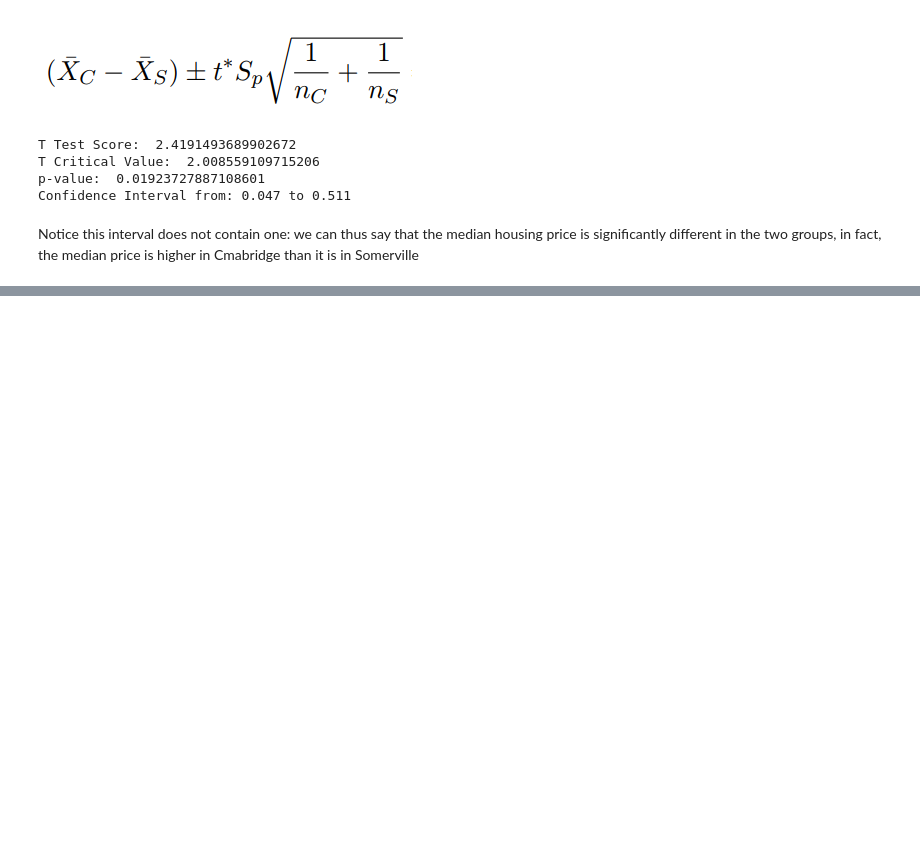
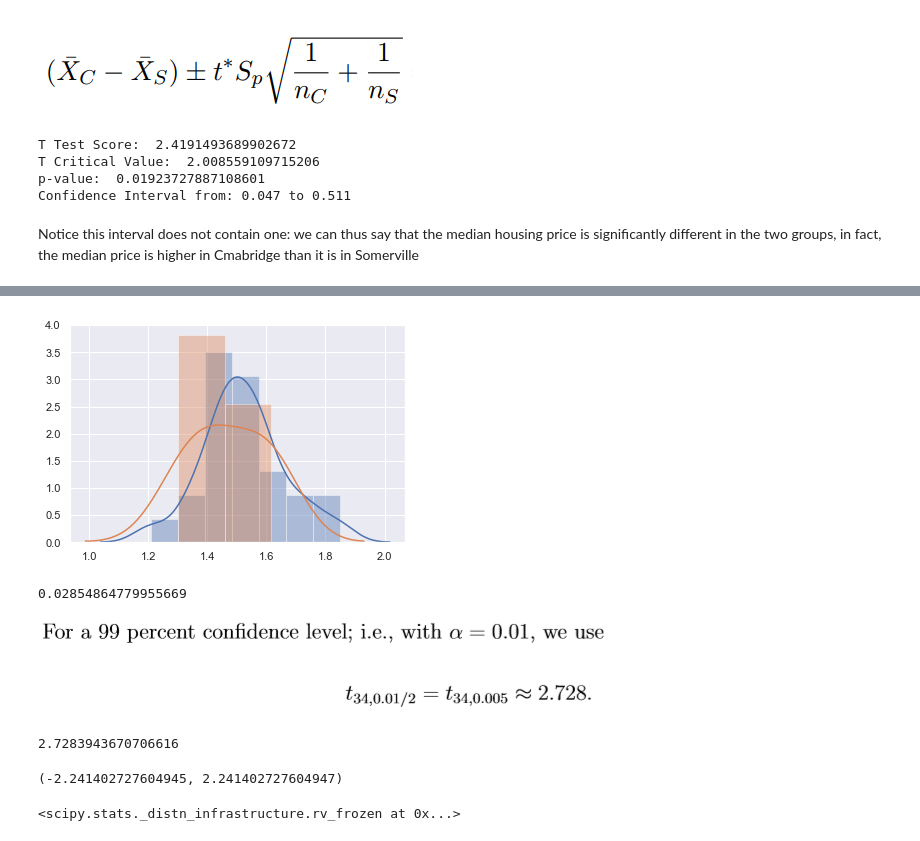
Before and after one commit to naivelogic/Machine_Learning_Notebooks, a Jupyter notebook: Data_Science/Stats Foundation/Various Stats 1 Midterm Practice.ipynb, the cells around one changed output, grey strips where cells are left out. Drawn from its saved outputs; the diff is of its cells as text; code cells hidden in the pictures; blank space fills up the shorter version.

```diff
--- a/Data_Science/Stats Foundation/Various Stats 1 Midterm Practice.ipynb
+++ b/Data_Science/Stats Foundation/Various Stats 1 Midterm Practice.ipynb
@@ -142,0 +144,48 @@ Notice this interval does not contain one: we can thus say that the median housi
+# %%
+data1= stats.norm.rvs(loc=1.5, scale=0.16, size = 25)
+data2= stats.norm.rvs(loc=1.5, scale=0.16, size = 5)
+
+sns.distplot(data1, kde=True);
+sns.distplot(data2, kde=True);
+# %% [output]
+[figure, added]
+# %%
+stats.norm.rvs(1/5, scale = (1.5**2) ,size = 50).mean()
+# %% [output]
+0.02854864779955669
+# %% [markdown]
+![image.png](attachment:image.png)
+# %%
+stats.t.ppf(0.995, 34)
+# %% [output]
+2.7283943670706616
+# %%
+#stats.norm.interval(0.68, loc=mu, scale=sigma)
+stats.norm.interval(alpha=0.975,loc=0, scale = 1)
+# %% [output]
+(-2.241402727604945, 2.241402727604947)
+# %%
+import scipy.stats
+scipy.stats.norm(loc=100, scale=12)
+#where loc is the mean and scale is the std dev
+#if you wish to pull out a random number from your distribution
+scipy.stats.norm.rvs(loc=100, scale=12)
+
+#To find the probability that the variable has a value LESS than or equal
+#let's say 113, you'd use CDF cumulative Density Function
+scipy.stats.norm.cdf(113,100,12)
+Output: 0.86066975255037792
+#or 86.07% probability
+
+#To find the probability that the variable has a value GREATER than or
+#equal to let's say 125, you'd use SF Survival Function
+scipy.stats.norm.sf(125,100,12)
+Output: 0.018610425189886332
+#or 1.86%
+
+#To find the variate for which the probability is given, let's say the
+#value which needed to provide a 98% probability, you'd use the
+#PPF Percent Point Function
+scipy.stats.norm.ppf(.98,100,12)
+# %% [output]
+<scipy.stats._distn_infrastructure.rv_frozen at 0x...>
```
Also changed, not shown: parts of 10 cells of this notebook.
